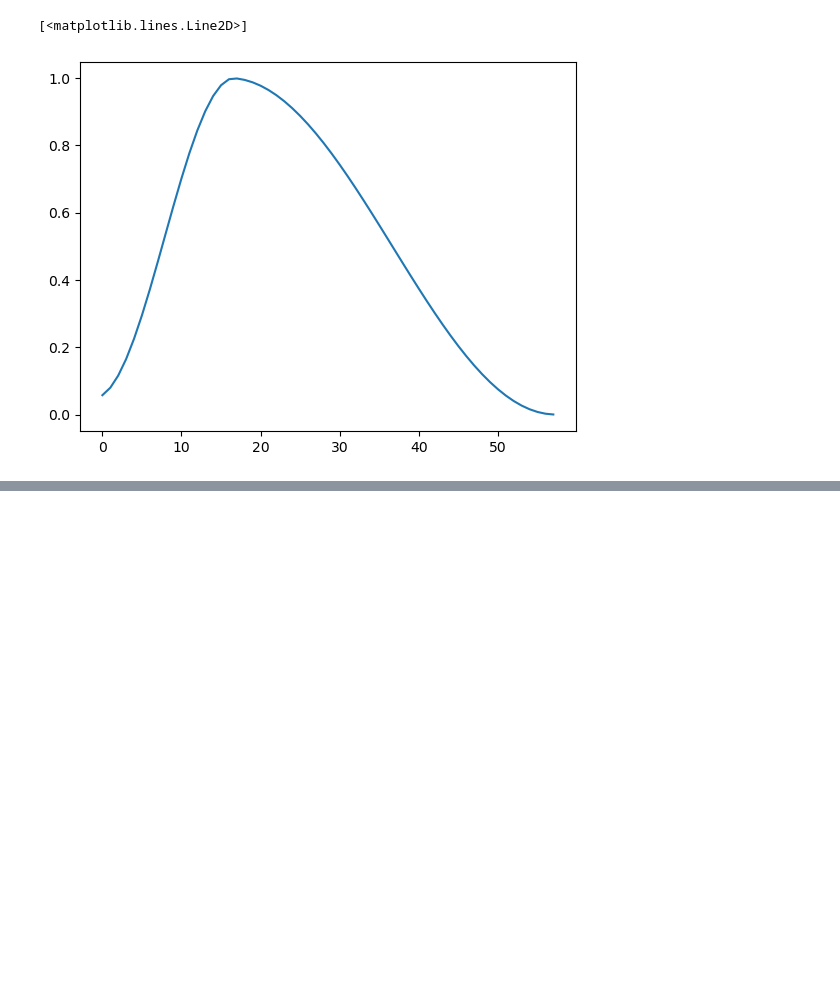
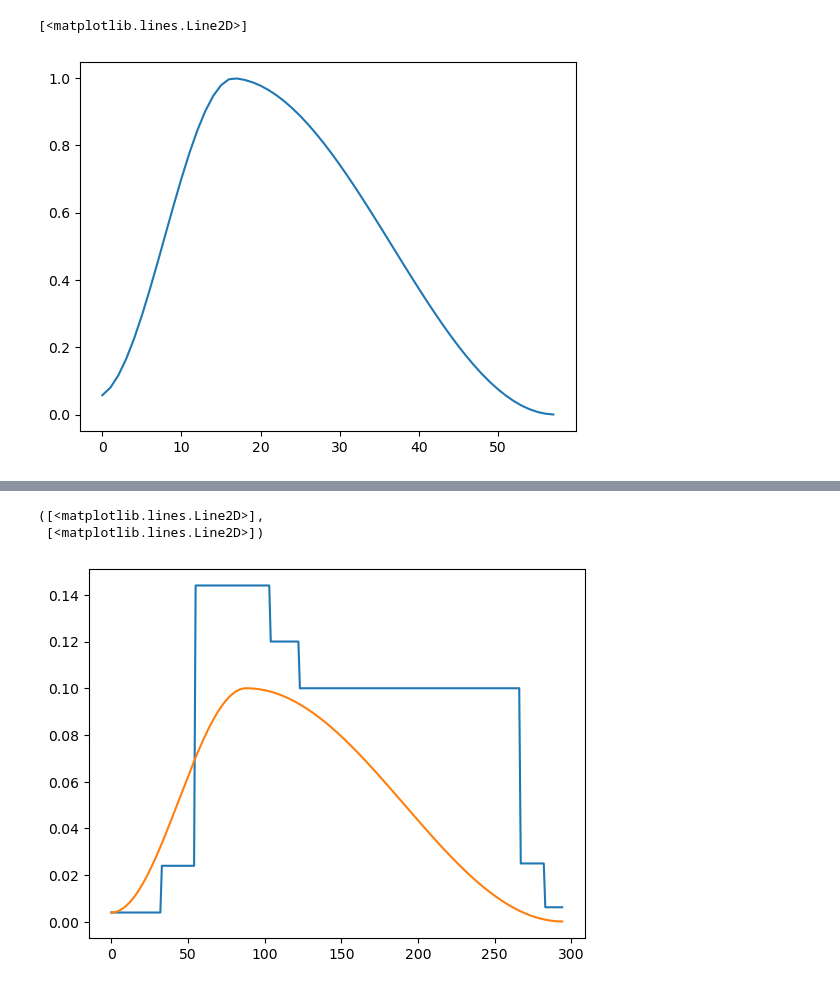
Before and after one commit to stroopwafl/miniai, a Jupyter notebook: nbs/06_accel_sgd.ipynb, the cells around one changed output, grey strips where cells are left out. Saved outputs shown, nothing was run; the diff lists cells and outputs as text; code cells hidden in the pictures; blank space fills up the shorter version.

```diff
--- a/nbs/06_accel_sgd.ipynb
+++ b/nbs/06_accel_sgd.ipynb
@@ -642,0 +860,5 @@ class OneCycle:
+# %%
+#| export
+def LinearAnneal(base, add, current_step): return base + (current_step*add)
+def CosineAnneal(start, end, current_step, total_steps): return end + (0.5*(start-end) * (1 + math.cos((current_step / total_steps) * math.pi)))
+def ExponentialAnneal(base, gamma, current_step): return base*gamma**(current_step-1)
@@ -643,3 +1026,12 @@ class OneCycle:
+# %%
+# uses -0.0002 as linear decay factor (non-matching mom)
+set_seed(42)
+epochs, lr = 5, 0.1
+steps = epochs*len(dls.train)
+scheduler = LRScheduler(partial(CycLinSandwich, total_steps=steps))
+model = get_model()
+learn = BaseLearner(dls, model, cbs=cbs, scheduler=scheduler, opt_func=optim.AdamW)
+learn.fit(lr, epochs)
 # %%
 #| hide
 import nbdev; nbdev.nbdev_export()
@@ -645,0 +1084,9 @@ import nbdev; nbdev.nbdev_export()
+# %%
+# when 75% of parameter grad averages are half of the min value so far
+set_seed(42)
+epochs, lr = 5, 0.1
+steps = epochs*len(dls.train)
+scheduler = LRScheduler(partial(AutoScheduler1, total_steps=steps, mult=6, decay_1=1.2, decay_2=4))
+model = get_model()
+learn = BaseLearner(dls, model, cbs=cbs, scheduler=scheduler, opt_func=Adam)
+learn.fit(lr, epochs)
@@ -645,0 +1110,6 @@ import nbdev; nbdev.nbdev_export()
+# %%
+plt.plot(scheduler.schedo.lrs), plt.plot(x)
+# %% [output]
+([<matplotlib.lines.Line2D>],
+ [<matplotlib.lines.Line2D>])
+[figure, added]
```
Also changed, not shown: parts of 24 cells of this notebook, 5 other files.
